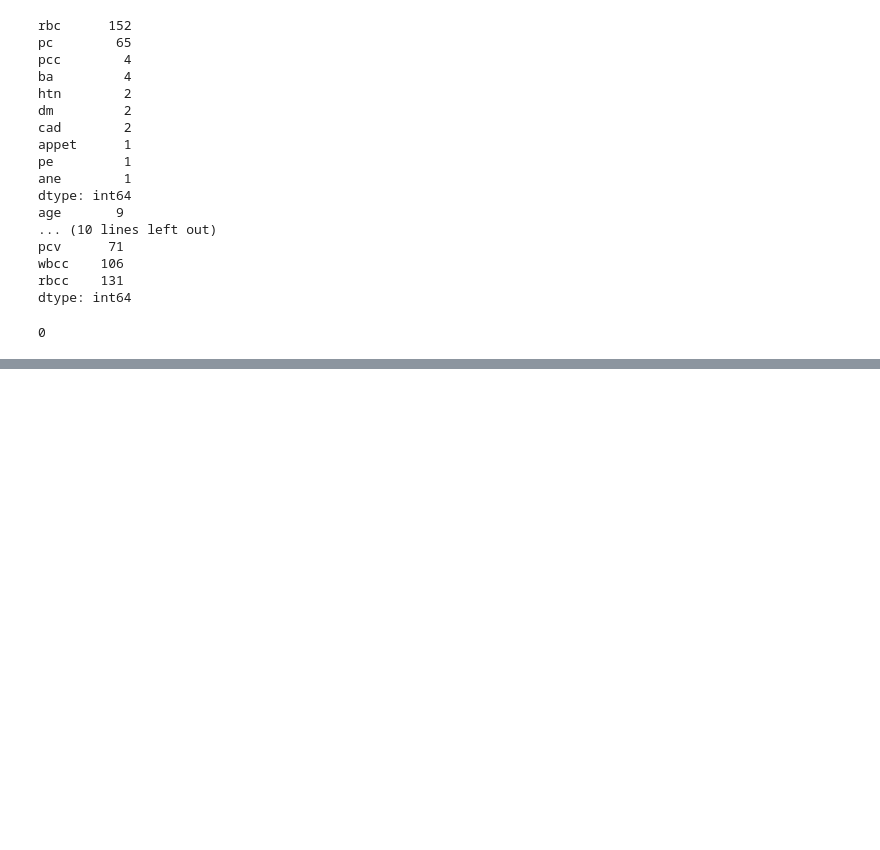
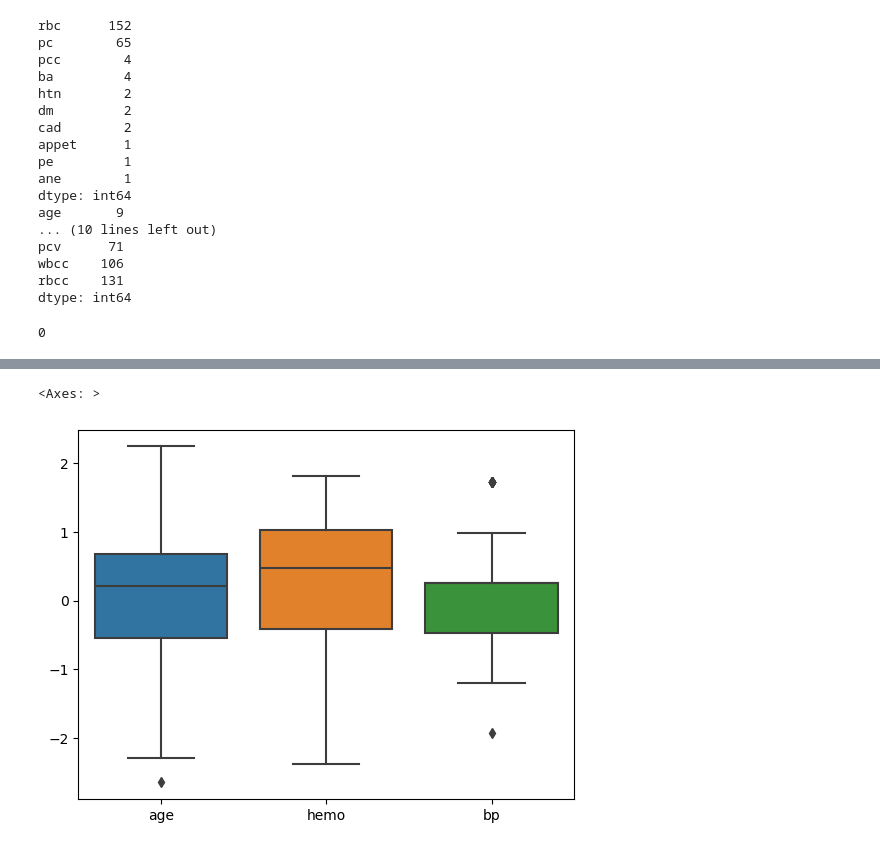
Before and after one commit to nimerkb/Assign6, a Jupyter notebook: assignment6.ipynb, the cells around one changed output, grey strips where cells are left out. Drawn from its saved outputs; the diff is of its cells as text; code cells hidden in the pictures; blank space fills up the shorter version.

```diff
--- a/assignment6.ipynb
+++ b/assignment6.ipynb
@@ -298,0 +286,10 @@ for col in cat_columns:
+# %%
+ckd = ckd.dropna(subset=num)
+
+for col in num:
+    z_scores = zscore(ckd[col])
+    print(z_scores)
+    outliers = z_scores > 3
+    ckd.loc[outliers, col] = ckd[col].quantile(0.95)
+    outliers = z_scores < - 3
+    ckd.loc[outliers, col] = ckd[col].quantile(0.05)
@@ -298,0 +330,5 @@ for col in cat_columns:
+# %%
+sns.boxplot(ckd[['age', 'hemo', 'bp']])
+# %% [output]
+<Axes: >
+[figure, added]
```
Also changed, not shown: parts of 18 cells of this notebook.
